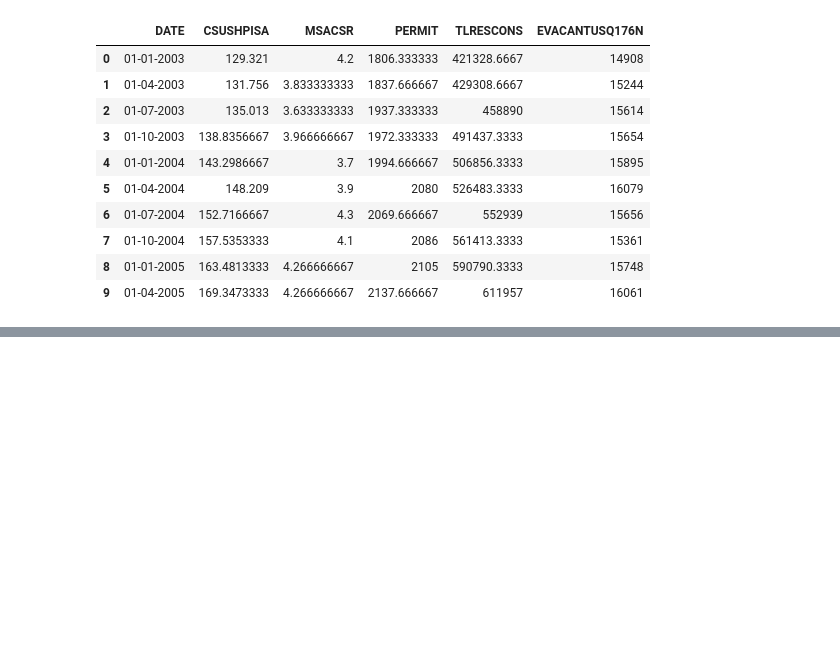
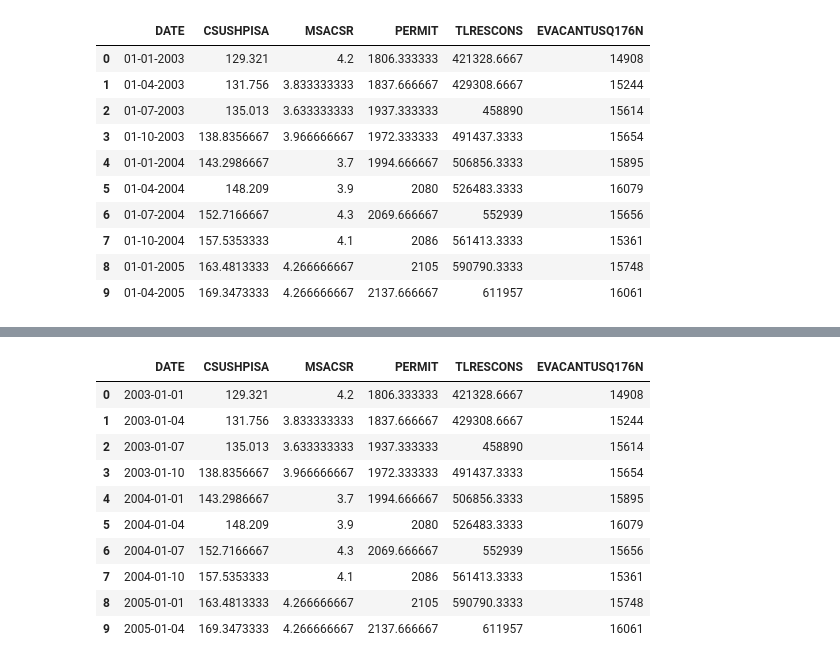
Before and after one commit to MrBinit/US-Home-Prices-Supply-Demand, a Jupyter notebook: project.ipynb, the cells around one changed output, grey strips where cells are left out. Cells and saved outputs as stored; diff of their text form; code cells hidden in the pictures; blank space fills up the shorter version.

```diff
--- a/project.ipynb
+++ b/project.ipynb
@@ -68,0 +78,16 @@ sf.head(10)
+# %%
+supply_data['DATE'] = pd.to_datetime(supply_data['DATE'])
+
+supply_data.head(10)
+# %% [output]
+|  | DATE | CSUSHPISA | MSACSR | PERMIT | TLRESCONS | EVACANTUSQ176N |
+| 0 | 2003-01-01 | 129.321 | 4.2 | 1806.333333 | 421328.6667 | 14908 |
+| 1 | 2003-01-04 | 131.756 | 3.833333333 | 1837.666667 | 429308.6667 | 15244 |
+| 2 | 2003-01-07 | 135.013 | 3.633333333 | 1937.333333 | 458890 | 15614 |
+| 3 | 2003-01-10 | 138.8356667 | 3.966666667 | 1972.333333 | 491437.3333 | 15654 |
+| 4 | 2004-01-01 | 143.2986667 | 3.7 | 1994.666667 | 506856.3333 | 15895 |
+| 5 | 2004-01-04 | 148.209 | 3.9 | 2080 | 526483.3333 | 16079 |
+| 6 | 2004-01-07 | 152.7166667 | 4.3 | 2069.666667 | 552939 | 15656 |
+| 7 | 2004-01-10 | 157.5353333 | 4.1 | 2086 | 561413.3333 | 15361 |
+| 8 | 2005-01-01 | 163.4813333 | 4.266666667 | 2105 | 590790.3333 | 15748 |
+| 9 | 2005-01-04 | 169.3473333 | 4.266666667 | 2137.666667 | 611957 | 16061 |
```
Also changed, not shown: parts of 36 cells of this notebook.
